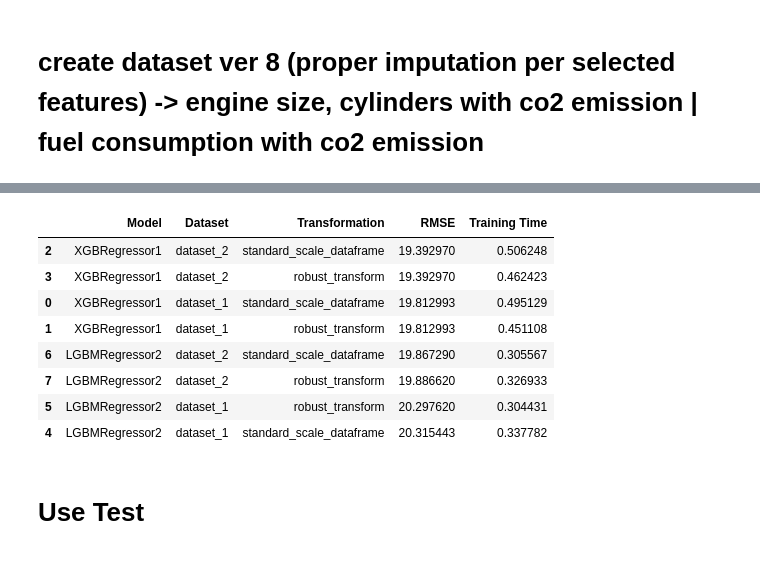
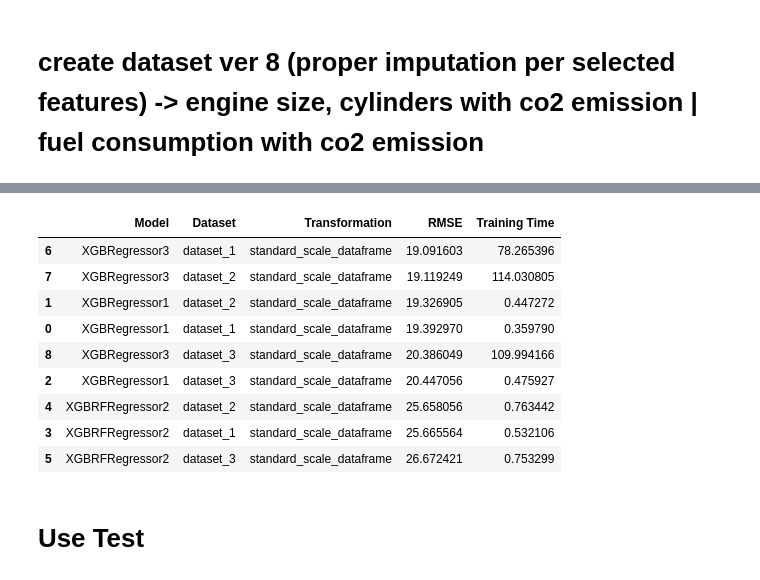
Before and after one commit to caesariodito/comp-archive, a Jupyter notebook: src/preprocess_modeling_pipeline.ipynb, the cells around one changed output, grey strips where cells are left out. Drawn from its saved outputs; the diff is of its cells as text; code cells hidden in the pictures.

```diff
--- a/src/preprocess_modeling_pipeline.ipynb
+++ b/src/preprocess_modeling_pipeline.ipynb
@@ -281,7 +370,9 @@ import numpy as np
 # Assuming 'models' is a list of your models
 models = [
     model_xgb,
-    model_lgbm,
+    model_xgbrf,
+    model_xgb_dart,
+    # model_lgbm,
     # model_rf,
     # model_svr,
     # model_bag_xgb,
@@ -292,19 +383,22 @@ models = [
 
 # Create a list of your datasets
 datasets = [
-    df_train,
+    # df_train,
     df_train_8,
+    df_train_7,
+    df_train_10,
+    # df_train_9,
     # df_train_4
     # df_train_2,
 ]
 
 datasets_columns = [
-    {
-        "onehot": onehot_columns,
-        "binary": binary_columns,
-        "ordinal": ordinal_columns,
-        "numerical": numerical_columns,
-    },
+    # {
+    #     "onehot": onehot_columns,
+    #     "binary": binary_columns,
+    #     "ordinal": ordinal_columns,
+    #     "numerical": numerical_columns,
+    # },
     # {"onehot":onehot_columns_2, "binary":binary_columns_2, "ordinal":ordinal_columns_2, "numerical":numerical_columns_2},
     # {
     #     "onehot": onehot_columns_4,
@@ -318,6 +412,24 @@ datasets_columns = [
         "ordinal": ordinal_columns_8,
         "numerical": numerical_columns_8,
     },
+    {
+        "onehot": onehot_columns_7,
+        "binary": binary_columns_7,
+        "ordinal": ordinal_columns_7,
+        "numerical": numerical_columns_7,
+    },
+    {
+        "onehot": onehot_columns_10,
+        "binary": binary_columns_10,
+        "ordinal": ordinal_columns_10,
+        "numerical": numerical_columns_10,
+    },
+    # {
+    #     "onehot": onehot_columns_9,
+    #     "binary": binary_columns_9,
+    #     "ordinal": ordinal_columns_9,
+    #     "numerical": numerical_columns_9,
+    # },
 ]
 
 y = df_train_target
@@ -332,7 +444,7 @@ kf = KFold(n_splits=5, shuffle=True, random_state=random_state)
 preprocessing_steps = [
     # {"name": "minmax_transform_dataframe", "func": func.minmax_transform_dataframe},
     {"name": "standard_scale_dataframe", "func": func.standard_scale_dataframe},
-    {"name": "robust_transform", "func": func.robust_transform_dataframe},
+    # {"name": "robust_transform", "func": func.robust_transform_dataframe},
     # {"name": "power_transform_dataframe", "func": func.power_transform_dataframe},
 ]
 
@@ -442,33 +546,34 @@ Model: LGBMRegressor2, Dataset: 2, Preprocessing: robust_transform, Mean RMSE: 1
 # %%
 data = []
 for model, datasets in results.items():
     for dataset, metrics in datasets.items():
         for transformation, values in metrics.items():
             if isinstance(values, dict):
                 row = [model, dataset, transformation]
                 row.append(values.get("rmse"))
                 row.append(values.get("training_time"))
                 data.append(row)
 
 df_results = pd.DataFrame(
     data, columns=["Model", "Dataset", "Transformation", "RMSE", "Training Time"]
 )
 
 df_sorted = df_results.sort_values(by="RMSE", ascending=True)
 
-df_sorted.to_csv('results_to_submit_4.csv', index=False)
+df_sorted.to_csv('results_to_submit_5.csv', index=False)
 
 df_sorted
 # %% [output]
 |  | Model | Dataset | Transformation | RMSE | Training Time |
-| 2 | XGBRegressor1 | dataset_2 | standard_scale_dataframe | 19.392970 | 0.506248 |
-| 3 | XGBRegressor1 | dataset_2 | robust_transform | 19.392970 | 0.462423 |
-| 0 | XGBRegressor1 | dataset_1 | standard_scale_dataframe | 19.812993 | 0.495129 |
-| 1 | XGBRegressor1 | dataset_1 | robust_transform | 19.812993 | 0.451108 |
-| 6 | LGBMRegressor2 | dataset_2 | standard_scale_dataframe | 19.867290 | 0.305567 |
-| 7 | LGBMRegressor2 | dataset_2 | robust_transform | 19.886620 | 0.326933 |
-| 5 | LGBMRegressor2 | dataset_1 | robust_transform | 20.297620 | 0.304431 |
-| 4 | LGBMRegressor2 | dataset_1 | standard_scale_dataframe | 20.315443 | 0.337782 |
+| 6 | XGBRegressor3 | dataset_1 | standard_scale_dataframe | 19.091603 | 78.265396 |
+| 7 | XGBRegressor3 | dataset_2 | standard_scale_dataframe | 19.119249 | 114.030805 |
+| 1 | XGBRegressor1 | dataset_2 | standard_scale_dataframe | 19.326905 | 0.447272 |
+| 0 | XGBRegressor1 | dataset_1 | standard_scale_dataframe | 19.392970 | 0.359790 |
+| 8 | XGBRegressor3 | dataset_3 | standard_scale_dataframe | 20.386049 | 109.994166 |
+| 2 | XGBRegressor1 | dataset_3 | standard_scale_dataframe | 20.447056 | 0.475927 |
+| 4 | XGBRFRegressor2 | dataset_2 | standard_scale_dataframe | 25.658056 | 0.763442 |
+| 3 | XGBRFRegressor2 | dataset_1 | standard_scale_dataframe | 25.665564 | 0.532106 |
+| 5 | XGBRFRegressor2 | dataset_3 | standard_scale_dataframe | 26.672421 | 0.753299 |
 # %% [markdown]
 # Use Test
 # %%
```
Also changed, not shown: parts of 17 cells of this notebook, 5 other files.
